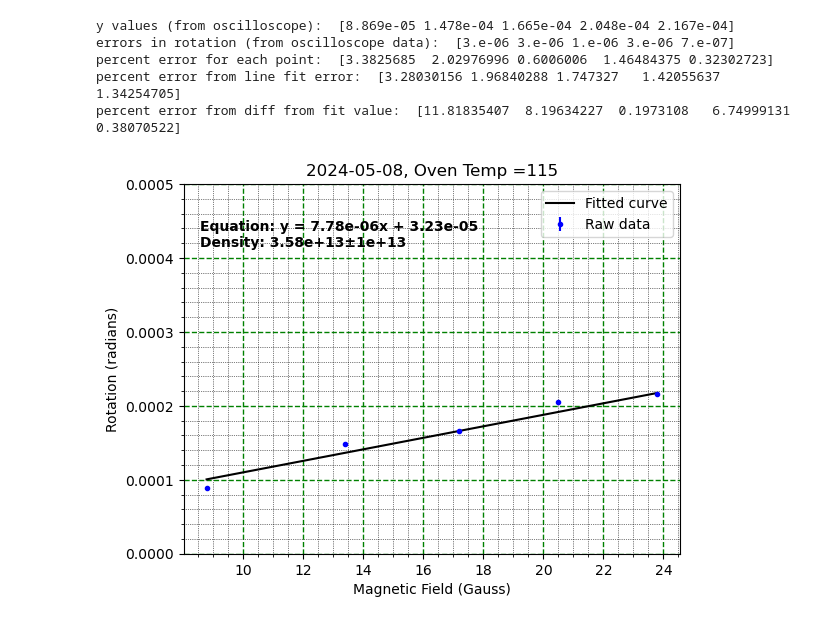
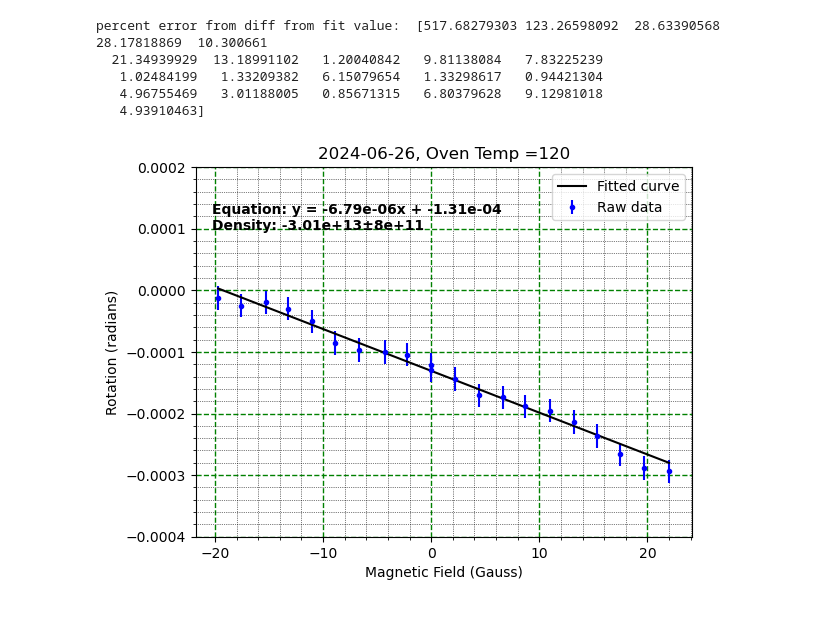
Before and after one commit to Saam-SEOP-Lab/alkali-density, a Jupyter notebook: DensityDataPlotter.ipynb, the cells around one changed output. Saved outputs shown, nothing was run; the diff lists cells and outputs as text; code cells hidden in the pictures.

```diff
--- a/DensityDataPlotter.ipynb
+++ b/DensityDataPlotter.ipynb
@@ -17,15 +17,15 @@ import densityCalculations as calc
 
 
 #the date I want data for
-target_date_d = '08'
-target_date_m = '05'
+target_date_d = '26'
+target_date_m = '06'
 target_date_y = '2024'
 
 #step 1 get the data from the json file
 filepath = 'Data/rotationdata_'+target_date_m+target_date_d+target_date_y+'.json'
 #collection data in YYYY-MM-DD
 target_date = target_date_y+'-'+target_date_m+'-'+target_date_d
-trialnum = 16
+trialnum = 1
 my_data = util.get_data_from_file(filepath, target_date, trialnum)
 
 #now I have the data. Excellent. Now it needs to be put into a dataSet object
@@ -45,18 +45,29 @@ density_error = calc.densityError(std_dev[1], olen, laserwl) #the Y variance is
 #estimate error from error on each data point from oscilloscope averages repotred as percent difference
 ys = analysis.get_y_vals()
 xs = analysis.get_x_vals()
-error_per_point = analysis.get_y_error_vals()
-perc_e_point = np.zeros(len(error_per_point)+1)
-for i in range(0, len(error_per_point)):
-    perc_e_point[i] = util.percent_error(ys[i], error_per_point[i])
-print('y values (from oscilloscope): ', ys)
-print('errors in rotation (from oscilloscope data): ', error_per_point)
 
-print('percent error for each point: ', perc_e_point[:len(error_per_point)])
-perc_e_curvefit = np.zeros(len(ys)+1)
+std_y = np.std(ys)
+std_err = std_y/np.sqrt(len(ys))
+
+error_per_point = np.zeros(len(ys))
+
 for i in range(0, len(ys)):
-    perc_e_curvefit[i] = util.percent_error(ys[i], std_dev[1])
-print('percent error from line fit error: ', perc_e_curvefit[:len(ys)])
+    error_per_point[i]=abs(std_err)
+
+analysis.plotdata.y_error = error_per_point
+
+#error_per_point = analysis.get_y_error_vals()
+#perc_e_point = np.zeros(len(error_per_point)+1)
+#for i in range(0, len(error_per_point)):
+#    perc_e_point[i] = util.percent_error(ys[i], error_per_point[i])
+#print('y values (from oscilloscope): ', ys)
+#print('errors in rotation (from oscilloscope data): ', error_per_point)
+
+#print('percent error for each point: ', perc_e_point[:len(error_per_point)])
+#perc_e_curvefit = np.zeros(len(ys)+1)
+#for i in range(0, len(ys)):
+#    perc_e_curvefit[i] = util.percent_error(ys[i], std_dev[1])
+#print('percent error from line fit error: ', perc_e_curvefit[:len(ys)])
 
 
 #Estimate error by comparing fit line to collected data point and taking percent difference
@@ -74,39 +85,39 @@ for i in range(0, len(xs)):
     dif = y_curve-ys[i]
     perc_e_curvecomapre[i] = util.percent_error(y_curve, dif)
 print('percent error from diff from fit value: ', perc_e_curvecomapre[:len(xs)])
 
 
 
 #set the plot settings
-plot_title = target_date + ', Oven Temp =115'
+plot_title = target_date + ', Oven Temp =120'
 x_label = 'Magnetic Field (Gauss)'
 y_label = 'Rotation (radians)'
 
-vert_min = 0.000
-vert_max = 0.0005
+vert_min = -0.0004
+vert_max = 0.0002
 
 
 #approximate rubidium density so we can display it on the plot
 #now with estimated error value!
 density_disp_val = str(analysis.rb_density_formatted()) + u"\u00B1" + str(density_error)
 
 #set up the plot
 my_settings = ps.plotSettings(plot_title,
                               x_label ,
                               y_label ,
                               vert_min,
                               vert_max,
                               analysis.plotdata,
                               analysis.fitted_data,
                               analysis.chisqd,
                               analysis.equation,
                               density_disp_val)
 #plot the data with the settings specified
 den.better_plot(my_settings)
 # %% [output]
-y values (from oscilloscope):  [8.869e-05 1.478e-04 1.665e-04 2.048e-04 2.167e-04]
-errors in rotation (from oscilloscope data):  [3.e-06 3.e-06 1.e-06 3.e-06 7.e-07]
-percent error for each point:  [3.3825685  2.02976996 0.6006006  1.46484375 0.32302723]
-percent error from line fit error:  [3.28030156 1.96840288 1.747327   1.42055637 1.34254705]
-percent error from diff from fit value:  [11.81835407  8.19634227  0.1973108   6.74999131  0.38070522]
+percent error from diff from fit value:  [517.68279303 123.26598092  28.63390568  28.17818869  10.300661
+  21.34939929  13.18991102   1.20040842   9.81138084   7.83225239
+   1.02484199   1.33209382   6.15079654   1.33298617   0.94421304
+   4.96755469   3.01188005   0.85671315   6.80379628   9.12981018
+   4.93910463]
-[figure, old version]
+[figure, new version]
```
Also changed, not shown: 5 other files.
